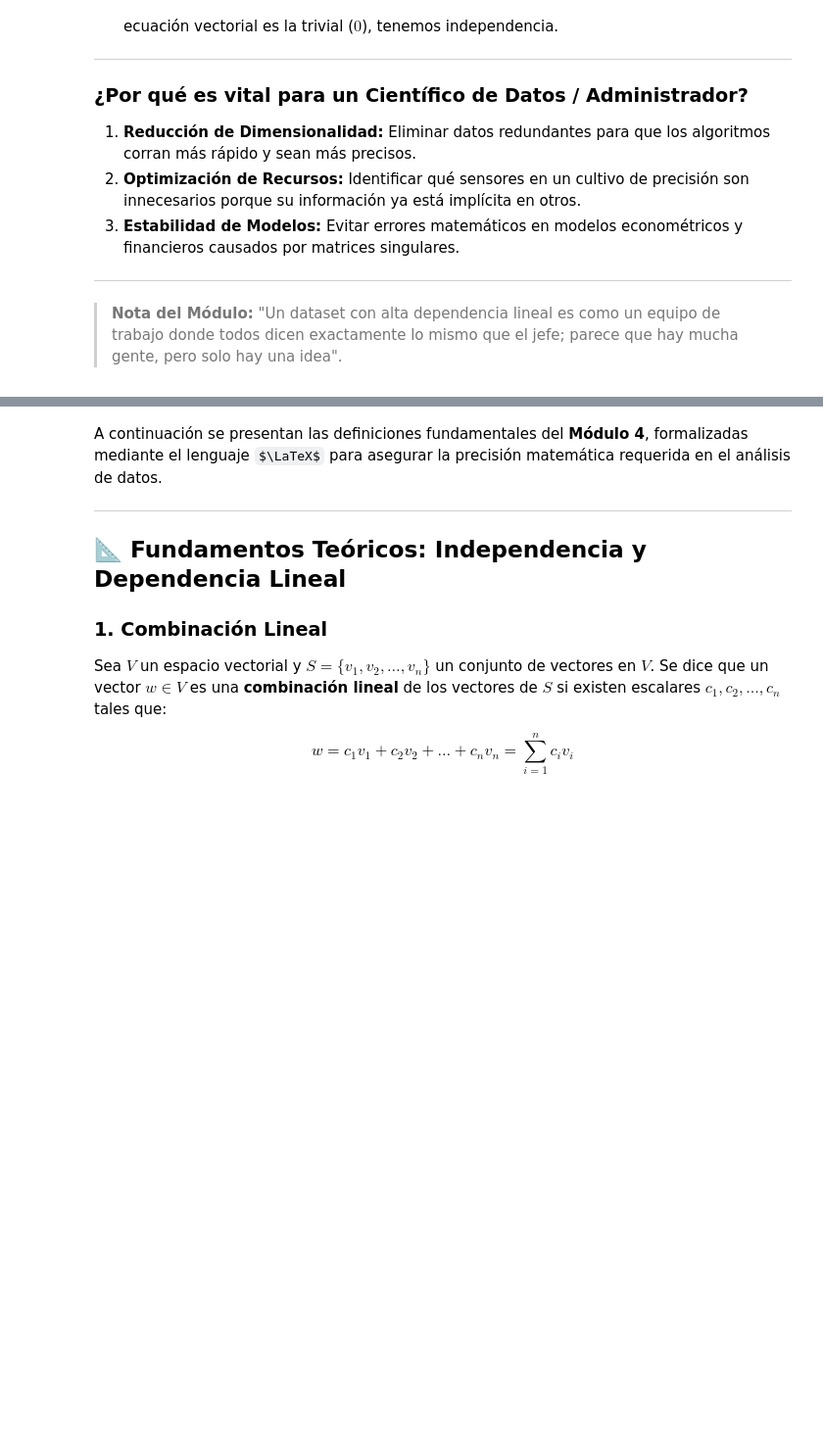
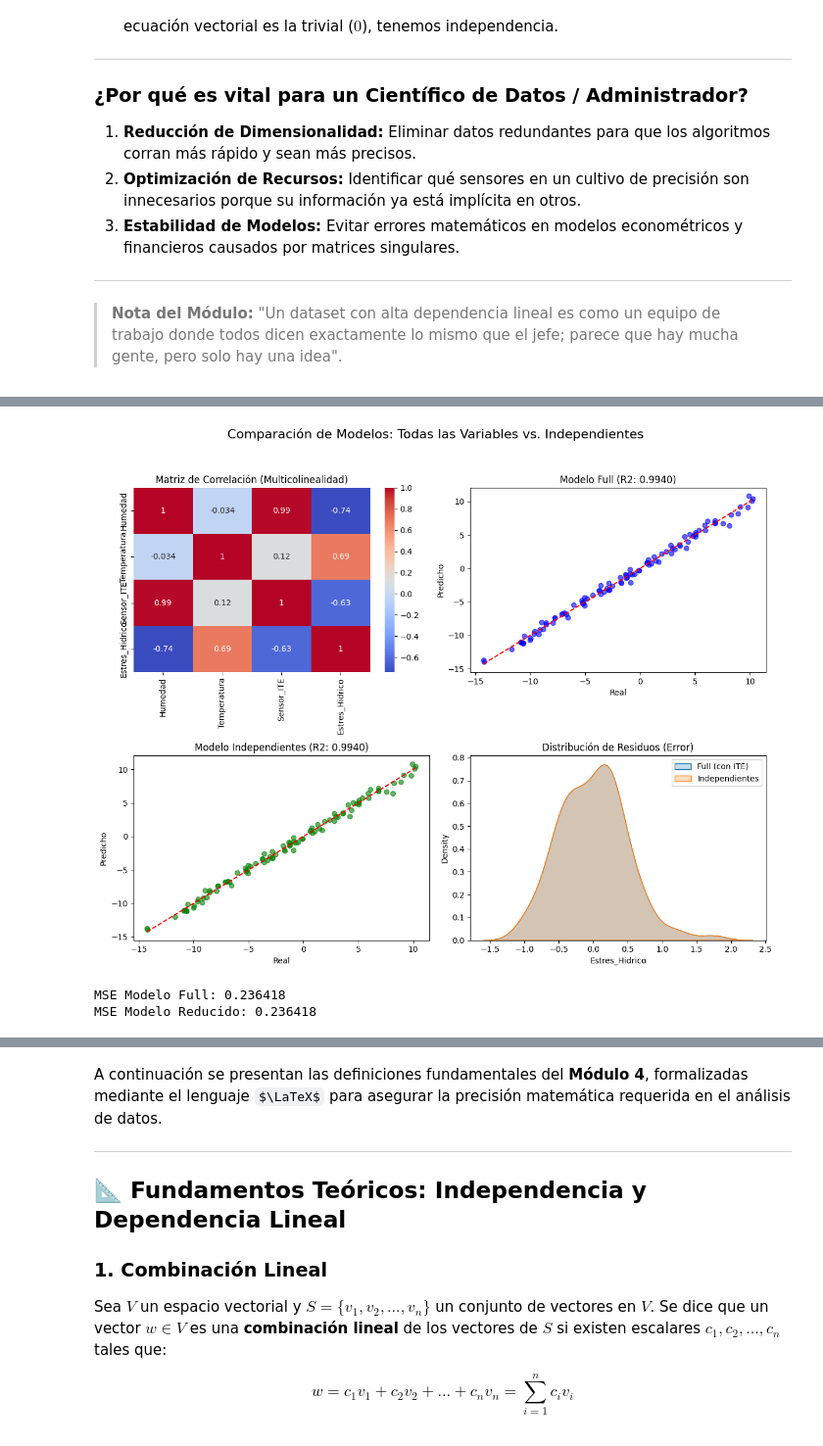
Before and after one commit to marco-canas/linear_algebra, a Jupyter notebook: 3_clases_segun_clara_mejia_laverde/1_cap/4_modulo/4_modulo.ipynb, the cells around one changed output, grey strips where cells are left out. Shown at 98% size. Drawn from its saved outputs; the diff is of its cells as text; code cells hidden in the pictures; some formulas as TeX source; blank space fills up the shorter version.

Commit message:
independecia renovado

```diff
--- a/3_clases_segun_clara_mejia_laverde/1_cap/4_modulo/4_modulo.ipynb
+++ b/3_clases_segun_clara_mejia_laverde/1_cap/4_modulo/4_modulo.ipynb
@@ -2963,0 +3009,76 @@ print(df_finanzas.to_string(index=False))
+# %%
+import pandas as pd
+import numpy as np
+import matplotlib.pyplot as plt
+import seaborn as sns
+from sklearn.linear_model import LinearRegression
+from sklearn.metrics import mean_squared_error, r2_score
+
+# 1. Recreación del Dataset (basado en la lógica anterior)
+np.random.seed(42)
+n_estaciones = 100 # Aumentamos la muestra para una mejor visualización
+
+humedad = np.random.uniform(40, 90, n_estaciones)
+temperatura = np.random.uniform(15, 35, n_estaciones)
+ite = 0.5 * humedad + 0.2 * temperatura
+# Target con un poco de ruido para que la comparación sea realista
+target = (0.7 * temperatura) - (0.3 * humedad) + np.random.normal(0, 0.5, n_estaciones)
+
+df = pd.DataFrame({
+    'Humedad': humedad,
+    'Temperatura': temperatura,
+    'Sensor_ITE': ite,
+    'Estres_Hidrico': target
+})
+
+# 2. Definición de conjuntos de variables
+X_todas = df[['Humedad', 'Temperatura', 'Sensor_ITE']]
+X_indep = df[['Humedad', 'Temperatura']]
+y = df['Estres_Hidrico']
+
+# 3. Entrenamiento de Modelos
+modelo_full = LinearRegression().fit(X_todas, y)
+modelo_redu = LinearRegression().fit(X_indep, y)
+
+# Predicciones
+pred_full = modelo_full.predict(X_todas)
+pred_redu = modelo_redu.predict(X_indep)
+
+# 4. Visualización Gráfica Matricial
+fig, axes = plt.subplots(2, 2, figsize=(12, 10))
+fig.suptitle('Comparación de Modelos: Todas las Variables vs. Independientes', fontsize=16)
+
+# A. Heatmap de Correlación (Para demostrar la dependencia lineal)
+sns.heatmap(df.corr(), annot=True, cmap='coolwarm', ax=axes[0, 0])
+axes[0, 0].set_title('Matriz de Correlación (Multicolinealidad)')
+
+# B. Comparación de Predicciones vs Real (Modelo con todas)
+axes[0, 1].scatter(y, pred_full, color='blue', alpha=0.6)
+axes[0, 1].plot([y.min(), y.max()], [y.min(), y.max()], '--r')
+axes[0, 1].set_title(f'Modelo Full (R2: {r2_score(y, pred_full):.4f})')
+axes[0, 1].set_xlabel('Real'); axes[0, 1].set_ylabel('Predicho')
+
+# C. Comparación de Predicciones vs Real (Modelo Reducido)
+axes[1, 0].scatter(y, pred_redu, color='green', alpha=0.6)
+axes[1, 0].plot([y.min(), y.max()], [y.min(), y.max()], '--r')
+axes[1, 0].set_title(f'Modelo Independientes (R2: {r2_score(y, pred_redu):.4f})')
+axes[1, 0].set_xlabel('Real'); axes[1, 0].set_ylabel('Predicho')
+
+# D. Distribución de Errores (Residuos)
+residuos_full = y - pred_full
+residuos_redu = y - pred_redu
+sns.kdeplot(residuos_full, ax=axes[1, 1], label='Full (con ITE)', fill=True)
+sns.kdeplot(residuos_redu, ax=axes[1, 1], label='Independientes', fill=True)
+axes[1, 1].set_title('Distribución de Residuos (Error)')
+axes[1, 1].legend()
+
+plt.tight_layout(rect=[0, 0.03, 1, 0.95])
+plt.show()
+
+# 5. Comparación de Métricas en Consola
+print(f"MSE Modelo Full: {mean_squared_error(y, pred_full):.6f}")
+print(f"MSE Modelo Reducido: {mean_squared_error(y, pred_redu):.6f}")
+# %% [output]
+[figure, added]
+MSE Modelo Full: 0.236418
+MSE Modelo Reducido: 0.236418
```
Also changed, not shown: parts of 68 cells of this notebook, 5 other files.
